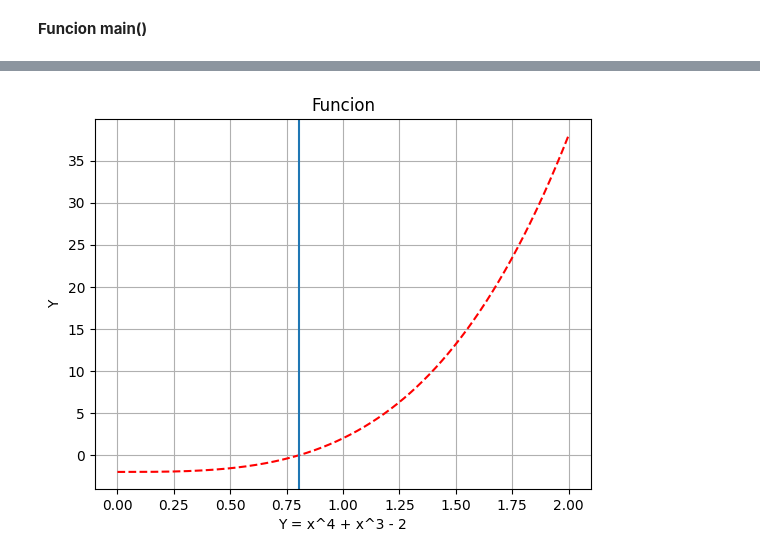
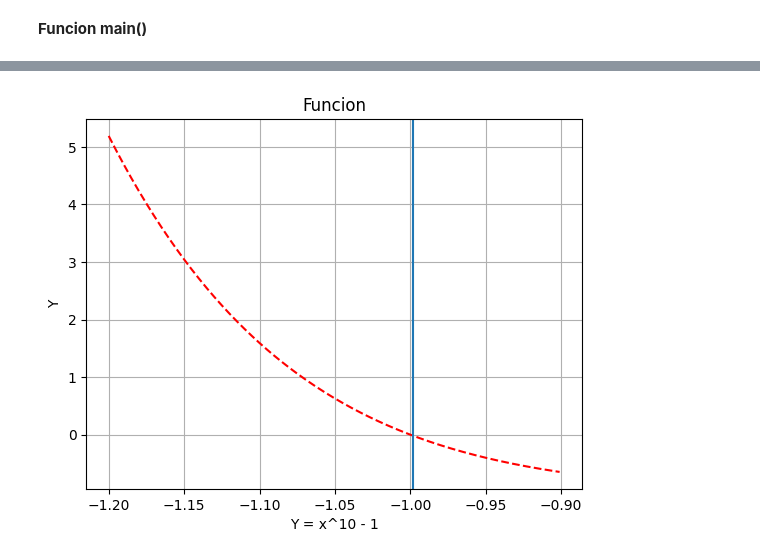
Before and after one commit to soyudea/Optimizacion, a Jupyter notebook: ReglaFalsa.ipynb, the cells around one changed output, grey strips where cells are left out. Cells and saved outputs as stored; diff of their text form; code cells hidden in the pictures.

```diff
--- a/ReglaFalsa.ipynb
+++ b/ReglaFalsa.ipynb
@@ -26,13 +26,13 @@ Grafica de f(x) = x^4 + x3 -2
 # %%
 def graf_function():
   X = list(np.arange(xl,xu, err))
-  Y=[((x**4)+ 3*(x**3) - 2) for x in X]
-
+  #Y=[((x**4)+ 3*(x**3) - 2) for x in X]
+  Y=[((x**10) - 1) for x in X]
   plt.title("Funcion")
-  plt.xlabel("Y = x^4 + x^3 - 2")
+  plt.xlabel("Y = x^10 - 1")
   plt.ylabel("Y")
   plt.plot(X,Y, "r--")
-  plt.axvline(x=0.7, ymin=0.0, ymax=30)
+  plt.axvline(x=-0.92, ymin=0.0, ymax=10)
   plt.grid()
   plt.show()
 
@@ -166,16 +168,16 @@ graf_f()
 # %%
 def graf_function():
   X = list(np.arange(xl,xu, err))
-  Y=[((x**4)+ 3*(x**3) - 2) for x in X]
-
+  #Y=[((x**4)+ 3*(x**3) - 2) for x in X]
+  Y=[((x**10)- 1) for x in X]
   plt.title("Funcion")
-  plt.xlabel("Y = x^4 + x^3 - 2")
+  plt.xlabel("Y = x^10 - 1")
   plt.ylabel("Y")
   plt.plot(X,Y, "r--")
-  plt.axvline(x=0.8045437128223942, ymin=0.0, ymax=30)
+  plt.axvline(x=-0.9984181332703661, ymin=0.0, ymax=10)
   plt.grid()
   plt.show()
 
 graf_function()
 # %% [output]
-[figure, old version]
+[figure, new version]
```
Also changed, not shown: parts of 5 cells of this notebook.
